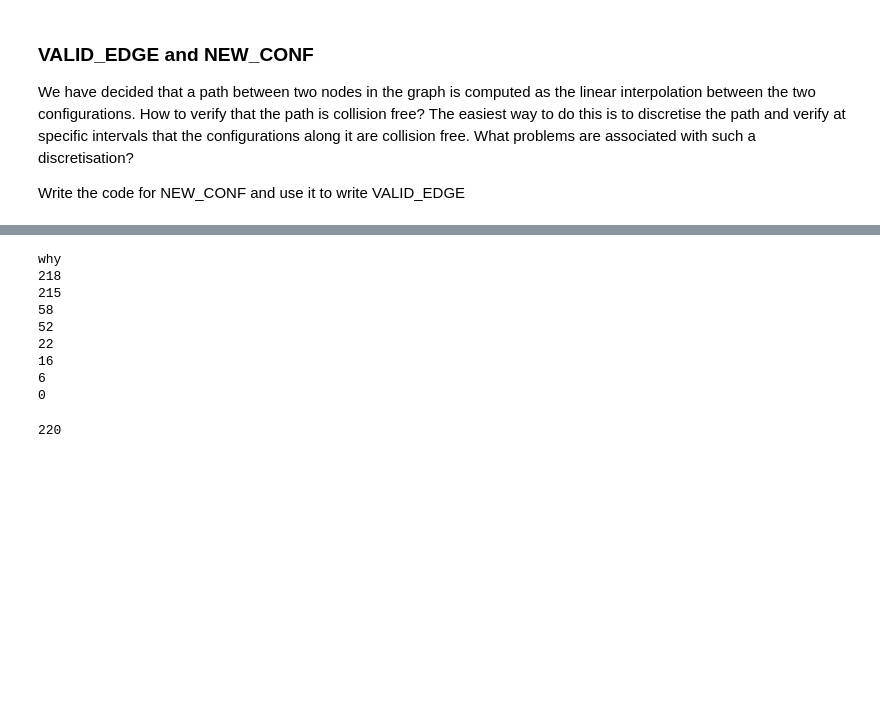
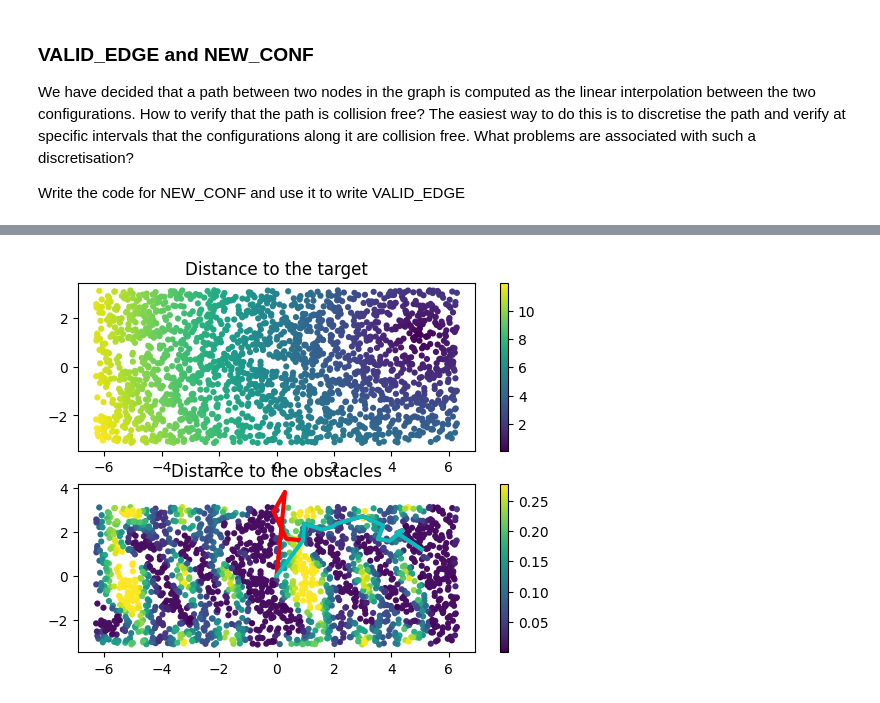
Before and after one commit to ediaro23/tutorials, a Jupyter notebook: 3_rrt.ipynb, the cells around one changed output, grey strips where cells are left out. Drawn from its saved outputs; the diff is of its cells as text; code cells hidden in the pictures; blank space fills up the shorter version.

```diff
--- a/3_rrt.ipynb
+++ b/3_rrt.ipynb
@@ -174,58 +333,25 @@ We now simply have to write the code equivalent to the pseudo code
 # %%
-discretisationsteps_newconf = 100 #TODO
-discretisationsteps_validedge = 100 #TODO
-
-slp = (1e-5)
-
-def rrt(q_init, q_goal, k, delta_q):
-    G = [(None,q_init)]
-    for _ in range(k):
-        q_rand = RAND_CONF()
-        q_near_index = NEAREST_VERTEX(G,q_rand)
-        q_near = G[q_near_index][1]
-        q_new = NEW_CONF(q_near,q_rand,discretisationsteps_newconf, delta_q = None)
-        ADD_EDGE_AND_VERTEX(G,q_near_index,q_new)
-        if VALID_EDGE(q_new,q_goal,discretisationsteps_validedge):
-            print ("why")
-            ADD_EDGE_AND_VERTEX(G,len(G)-1,q_goal)
-            return G, True
-    return G, False
-
-q_init = RAND_CONF()
-q_goal = RAND_CONF()
-k = 1000
-delta_q = 20.
-
-G, res = rrt(q_init, q_goal, k, delta_q)
-
-path = []
-
-def plot(q0,q1,steps = 100):
-    for i in range(steps):
-        viz.display(lerp(q0,q1,float(i)/steps))
-    viz.display(q1)
+def shortcut(path):
+    for i, q in enumerate(path):
+        for j in reversed(range(i+1,len(path))):
+            q2 = path[j]
+            q_new = NEW_CONF(q,q2,discretisationsteps_newconf, delta_q = delta_q)
+            if VALID_EDGE(q,q2,discretisationsteps_validedge):
+                path = path[:i+1]+path[j:]
+                return path
+    return path
 
 
-#if G is not None:
-if res:
-    node = G[-1]
-    while node[0] is not None:
-        path = [node[1]] + path
-        print(node[0])
-        node = G[node[0]]
+colors = ["b","c","m","y"]
+originalpath = path[:]
+shortcutpath = originalpath[:]
 
-    for q0, q1 in zip(path[:-1],path[1:]):
-        plot(q0,q1,steps = 100)
-        time.sleep(1e-3)
-else:
-    print("fail")
+for _ in range(10):
+    shortcutpath = shortcut(shortcutpath)
+
+plotpaths([originalpath,shortcutpath])
+
+displaypath(originalpath)
+displaypath(shortcutpath)
 # %% [output]
-why
-218
-215
-58
-52
-22
-16
-6
-0
+[figure, added]
@@ -238,4 +357,0 @@ if res:
-# %%
-len(G)
-# %% [output]
-220
```
Also changed, not shown: parts of 26 cells of this notebook, 3 other files.
